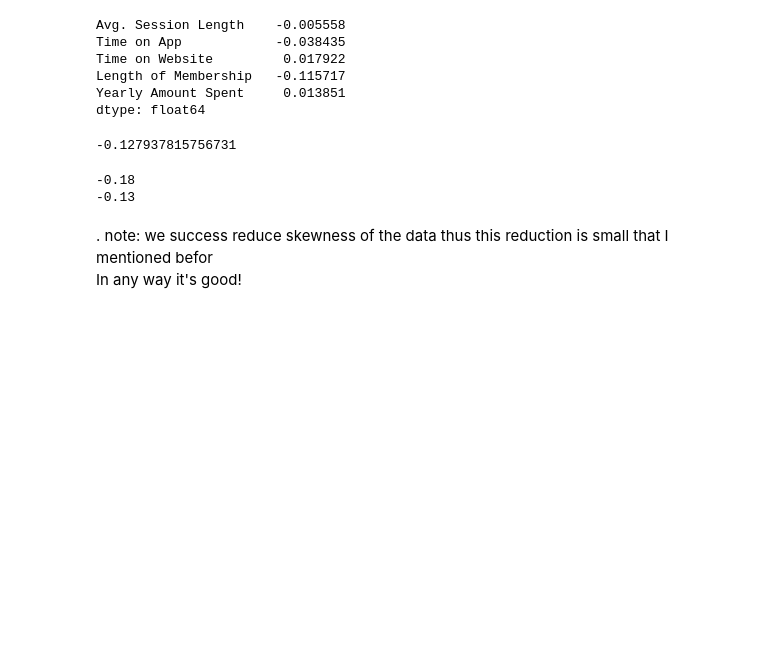
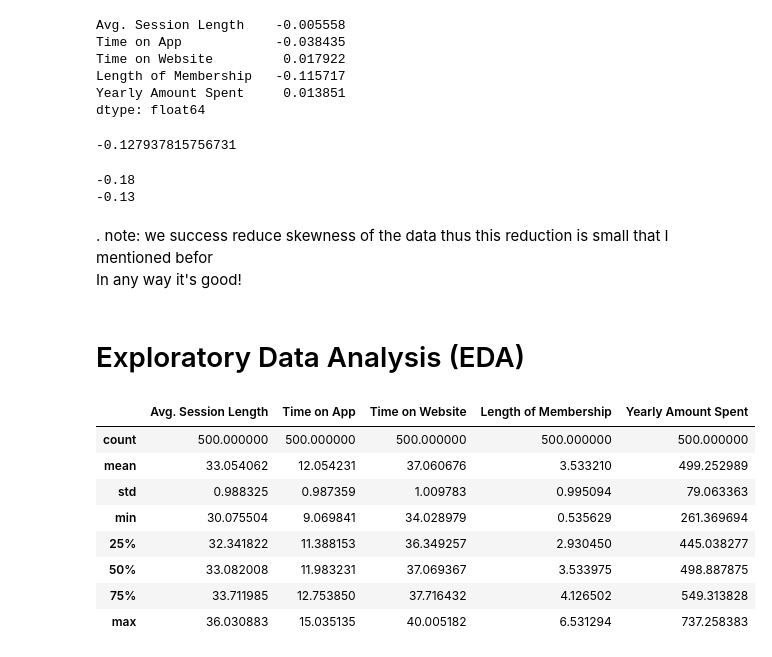
Before and after one commit to youssefSamir-DS/ML_Project-Ecommerce_Customers, a Jupyter notebook: Linear_Regression_project.ipynb, the cells around one changed output. Drawn from its saved outputs; the diff is of its cells as text; code cells hidden in the pictures; blank space fills up the shorter version.

```diff
--- a/Linear_Regression_project.ipynb
+++ b/Linear_Regression_project.ipynb
@@ -333,3 +333,17 @@ print(new_df.skew().sum().round(2))
 -0.13
 # %% [markdown]
 . note: we success reduce skewness of the data thus this reduction is small that I mentioned befor<br>In any way it's good!
+# %% [markdown]
+# Exploratory Data Analysis (EDA)
+# %%
+new_df.describe()
+# %% [output]
+|  | Avg. Session Length | Time on App | Time on Website | Length of Membership | Yearly Amount Spent |
+| count | 500.000000 | 500.000000 | 500.000000 | 500.000000 | 500.000000 |
+| mean | 33.054062 | 12.054231 | 37.060676 | 3.533210 | 499.252989 |
+| std | 0.988325 | 0.987359 | 1.009783 | 0.995094 | 79.063363 |
+| min | 30.075504 | 9.069841 | 34.028979 | 0.535629 | 261.369694 |
+| 25% | 32.341822 | 11.388153 | 36.349257 | 2.930450 | 445.038277 |
+| 50% | 33.082008 | 11.983231 | 37.069367 | 3.533975 | 498.887875 |
+| 75% | 33.711985 | 12.753850 | 37.716432 | 4.126502 | 549.313828 |
+| max | 36.030883 | 15.035135 | 40.005182 | 6.531294 | 737.258383 |
```
Also changed, not shown: parts of 8 cells of this notebook.
